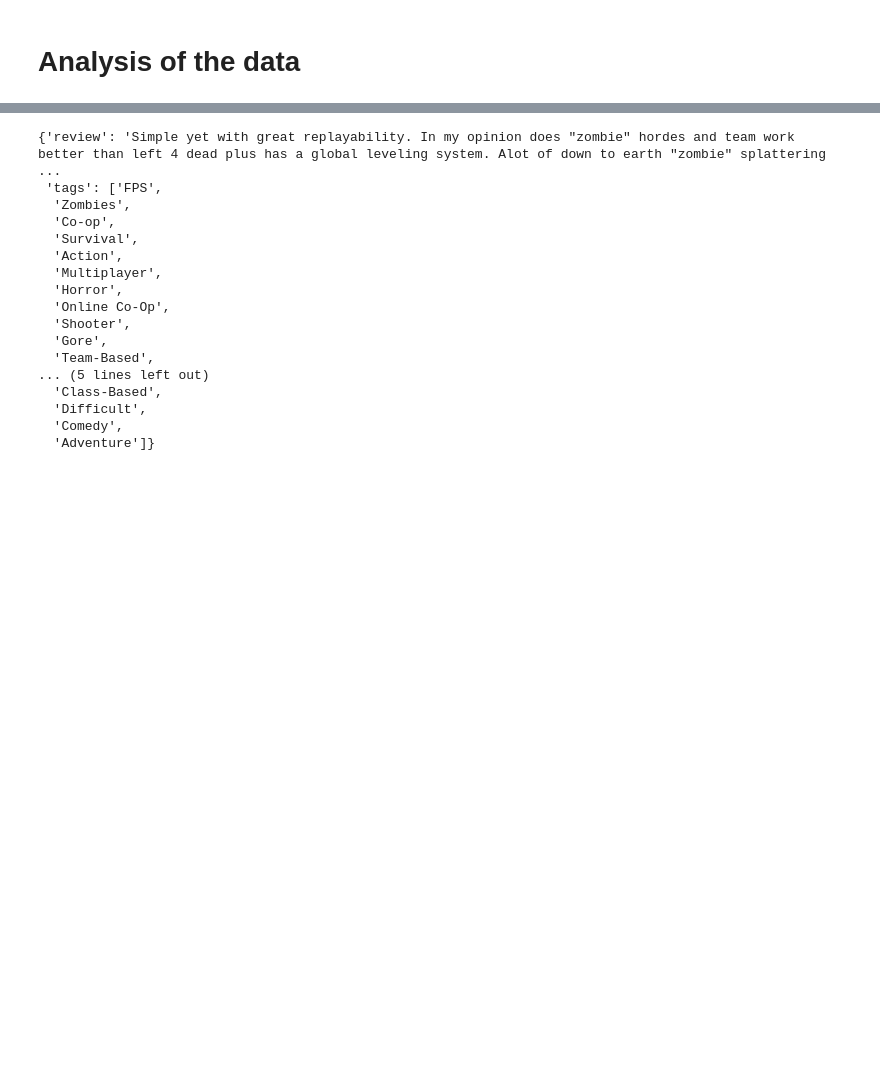
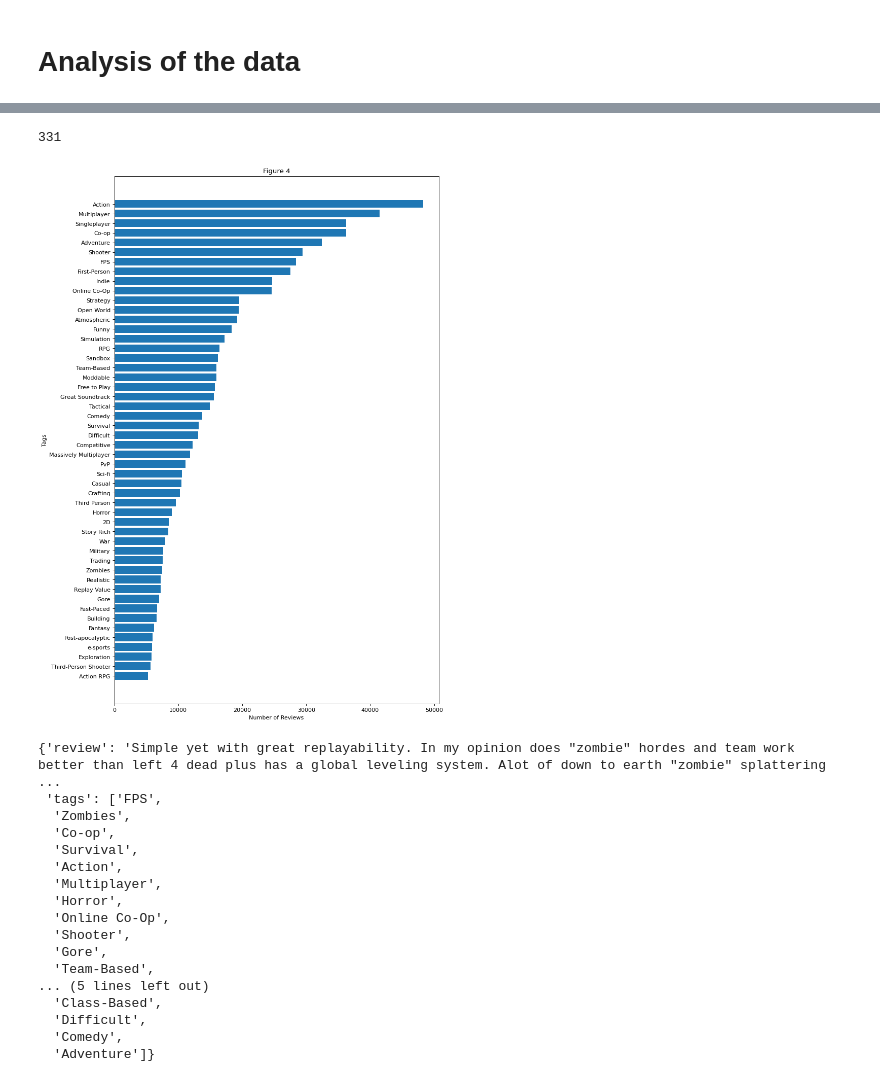
Before and after one commit to bbyiinini/steam-recommander, a Jupyter notebook: a2.ipynb, the cells around one changed output, grey strips where cells are left out. Saved outputs shown, nothing was run; the diff lists cells and outputs as text; code cells hidden in the pictures; blank space fills up the shorter version.

```diff
--- a/a2.ipynb
+++ b/a2.ipynb
@@ -139,3 +186,27 @@ mostPopularGenres[:50]
+# %%
+reviewTag = [(revTagCount[x], x) for x in revTagCount]
+reviewTag.sort()
+reviewTag.reverse()
+reviewTag[:50]
+
+x = [n[0] for n in reviewTag[:50]]
+y = [n[1] for n in reviewTag[:50]]
+
+print(len(reviewTag))
+
+fig = plt.figure(figsize=(8, 13), dpi=80)
+ax = fig.add_axes([0,0,1,1])
+
+ax.barh(y,x)
+ax.invert_yaxis()
+ax.set_xlabel('Number of Reviews')
+ax.set_ylabel('Tags')
+ax.set_title('Figure 4')
+
+plt.show()
+# %% [output]
+331
+[figure, added]
 # %%
 mostPopularTagsDic = {}
 for i in range(len(mostPopularTags[:50])) :
```
Also changed, not shown: parts of 8 cells of this notebook, 5 other files.
